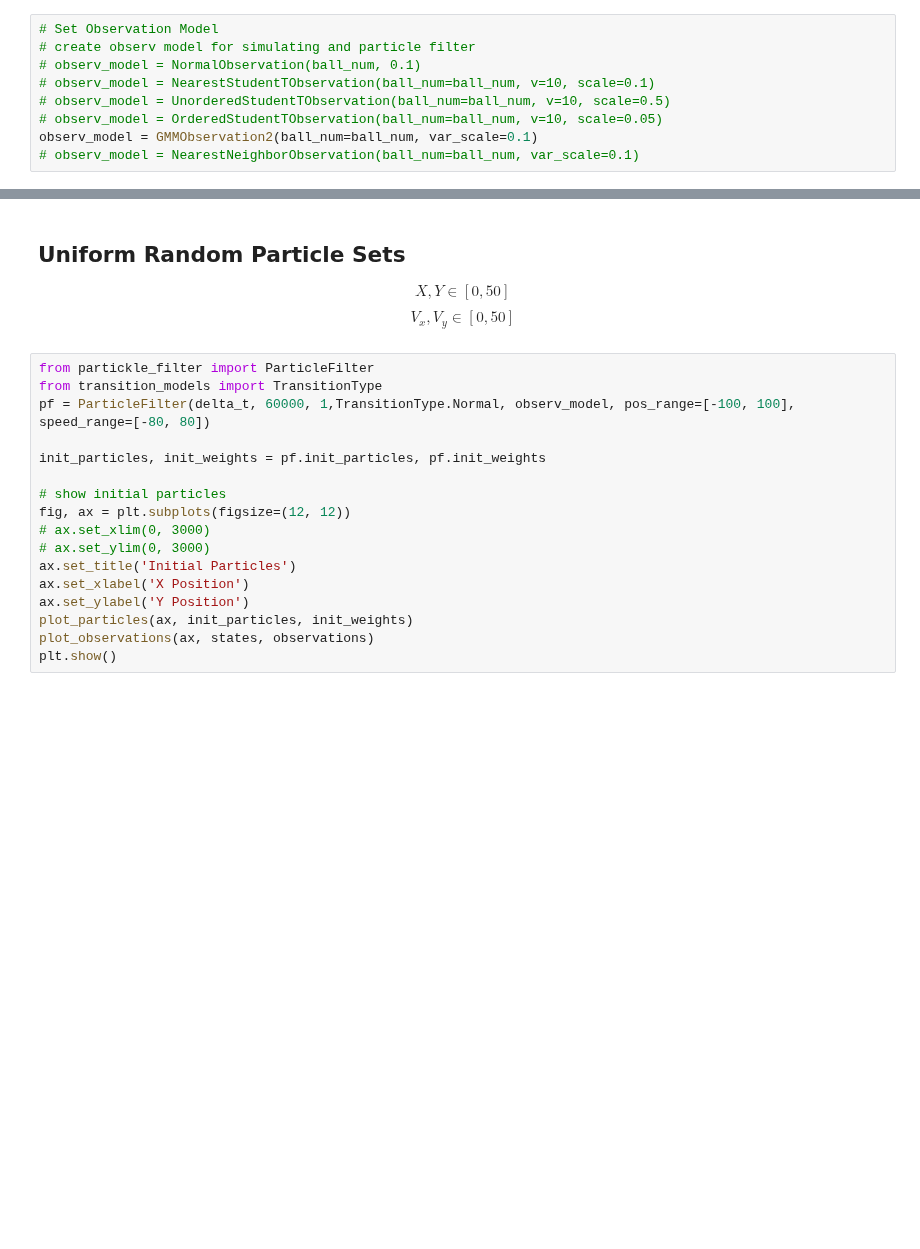
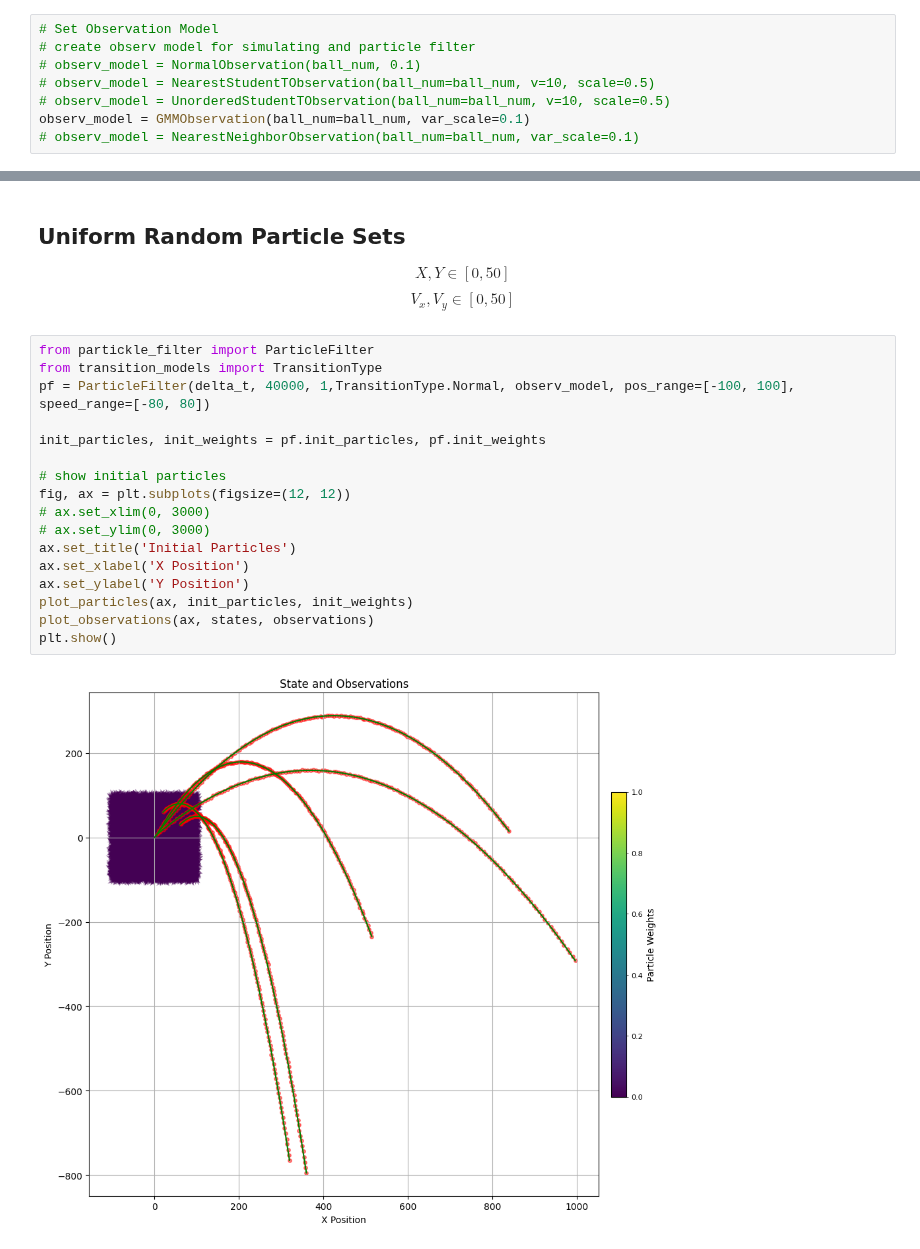
Before and after one commit to Horizon-42/particle_filter, a Jupyter notebook: run_partickle_filter.ipynb, the cells around one changed output, grey strips where cells are left out. Cells and saved outputs as stored; diff of their text form; blank space fills up the shorter version.

```diff
--- a/run_partickle_filter.ipynb
+++ b/run_partickle_filter.ipynb
@@ -21,10 +21,9 @@ delta_t = 0.1
 # Set Observation Model
 # create observ model for simulating and particle filter
 # observ_model = NormalObservation(ball_num, 0.1)
-# observ_model = NearestStudentTObservation(ball_num=ball_num, v=10, scale=0.1)
+# observ_model = NearestStudentTObservation(ball_num=ball_num, v=10, scale=0.5)
 # observ_model = UnorderedStudentTObservation(ball_num=ball_num, v=10, scale=0.5)
-# observ_model = OrderedStudentTObservation(ball_num=ball_num, v=10, scale=0.05)
-observ_model = GMMObservation2(ball_num=ball_num, var_scale=0.1)
+observ_model = GMMObservation(ball_num=ball_num, var_scale=0.1)
 # observ_model = NearestNeighborObservation(ball_num=ball_num, var_scale=0.1)
 # %% [markdown]
 # Simulate ball throwing and generate Observations
@@ -56,20 +62,22 @@ $$V_x, V_y \in [0, 50]$$
 # %%
 from partickle_filter import ParticleFilter
 from transition_models import TransitionType
-pf = ParticleFilter(delta_t, 60000, 1,TransitionType.Normal, observ_model, pos_range=[-100, 100], speed_range=[-80, 80])
+pf = ParticleFilter(delta_t, 40000, 1,TransitionType.Normal, observ_model, pos_range=[-100, 100], speed_range=[-80, 80])
 
 init_particles, init_weights = pf.init_particles, pf.init_weights
 
 # show initial particles
 fig, ax = plt.subplots(figsize=(12, 12))
 # ax.set_xlim(0, 3000)
 # ax.set_ylim(0, 3000)
 ax.set_title('Initial Particles')
 ax.set_xlabel('X Position')
 ax.set_ylabel('Y Position')
 plot_particles(ax, init_particles, init_weights)
 plot_observations(ax, states, observations)
 plt.show()
+# %% [output]
+[figure, added]
 # %%
 import matplotlib.pyplot as plt
 import numpy as np
```
Also changed, not shown: parts of 2 cells of this notebook, 3 other files.
